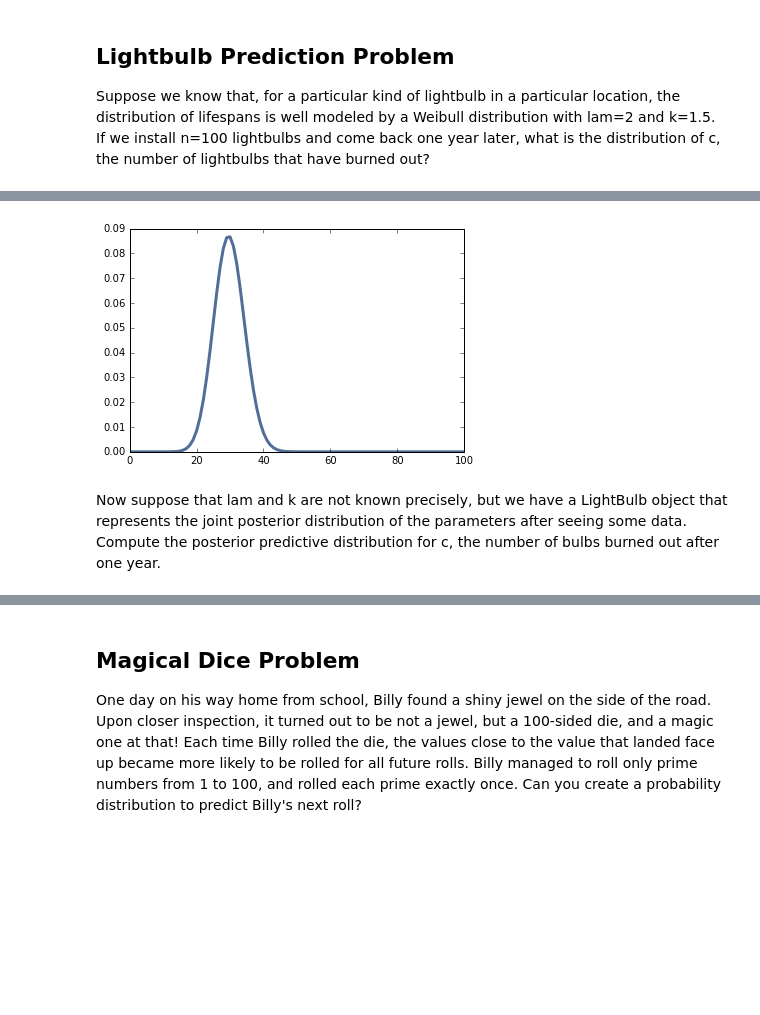
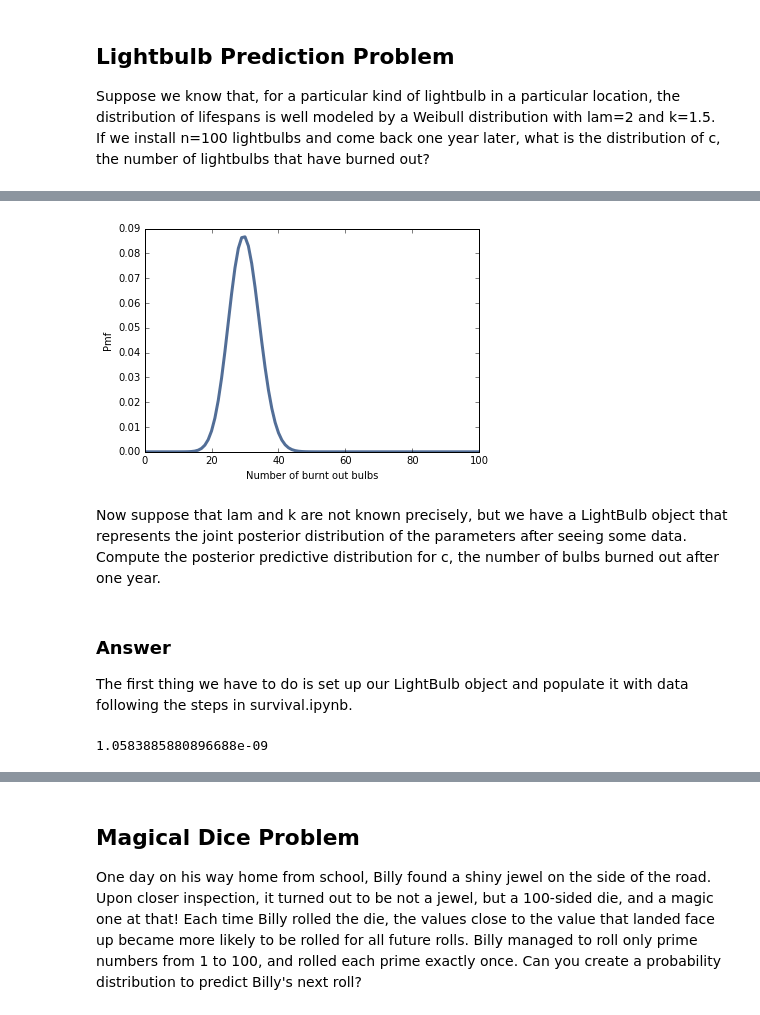
Before and after one commit to apan64/ThinkBayes2, a Jupyter notebook: code/report04.ipynb, the cells around one changed output, grey strips where cells are left out. Drawn from its saved outputs; the diff is of its cells as text; code cells hidden in the pictures; blank space fills up the shorter version.

```diff
--- a/code/report04.ipynb
+++ b/code/report04.ipynb
@@ -101,7 +125,58 @@ Suppose we know that, for a particular kind of lightbulb in a particular locatio
 # %%
 from thinkbayes2 import MakeBinomialPmf, EvalWeibullCdf
 thinkplot.Pdf(MakeBinomialPmf(100, EvalWeibullCdf(1, 2, 1.5)))
+thinkplot.Config(xlabel = "Number of burnt out bulbs", ylabel = "Pmf")
 # %% [output]
-[figure, old version]
+[figure, new version]
 # %% [markdown]
 Now suppose that lam and k are not known precisely, but we have a LightBulb object that represents the joint posterior distribution of the parameters after seeing some data. Compute the posterior predictive distribution for c, the number of bulbs burned out after one year.
+# %% [markdown]
+### Answer
+
+The first thing we have to do is set up our LightBulb object and populate it with data following the steps in survival.ipynb.
+# %%
+def SampleWeibull(lam, k, n=1):
+    return np.random.weibull(k, size=n) * lam
+
+lam = 2
+k = 1.5
+n = 15
+t_end = 10
+starts = np.random.uniform(0, t_end, n)
+lifespans = SampleWeibull(lam, k, n)
+
+df = pd.DataFrame({'start': starts, 'lifespan': lifespans})
+df['end'] = df.start + df.lifespan
+df['age_t'] = t_end - df.start
+
+data = []
+for i, row in df.iterrows():
+    if row.end < t_end:
+        data.append(('eq', row.lifespan))
+    else:
+        data.append(('gt', row.age_t))
+
+
+class LightBulb(Suite, Joint):
+    def Likelihood(self, data, hypo):
+        flag, x = data
+        if hypo[0] == 0:
+            return 0
+        if flag == 'eq':
+            return EvalWeibullPdf(x, hypo[0], hypo[1])
+        elif flag == 'gt':
+            return 1 - EvalWeibullCdf(x, hypo[0], hypo[1])
+        elif flag == 'bo':
+            return EvalWeibullCdf(x, hypo[0], hypo[1])
+        else:
+            print('Could not read data')
+            sys.exit()
+
+
+lams = np.linspace(0, 10, 101)
+ks = np.linspace(0, 10, 101)
+
+lb = LightBulb(product(lams, ks))
+lb.UpdateSet(data)
+# %% [output]
+1.0583885880896688e-09
```
Also changed, not shown: parts of 22 cells of this notebook, 1 other file.
